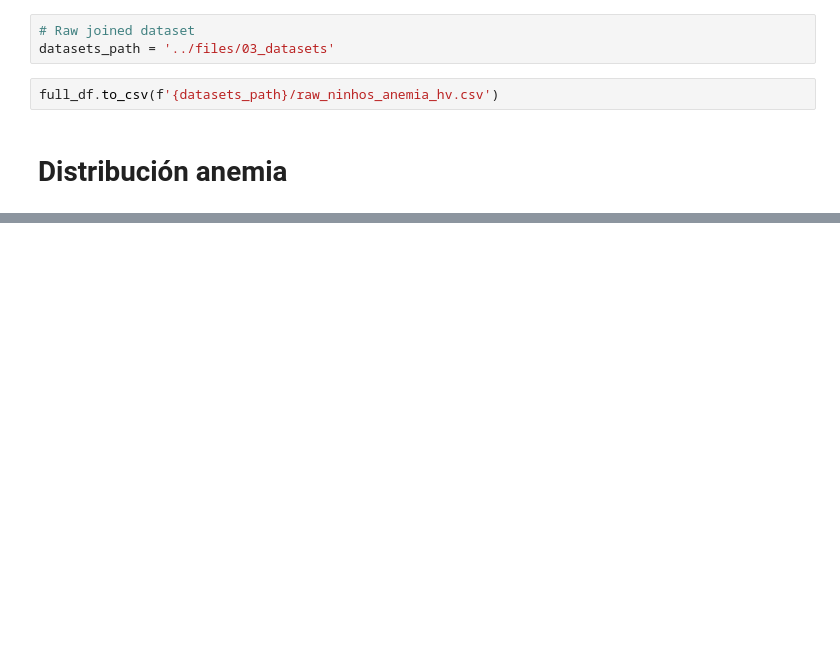
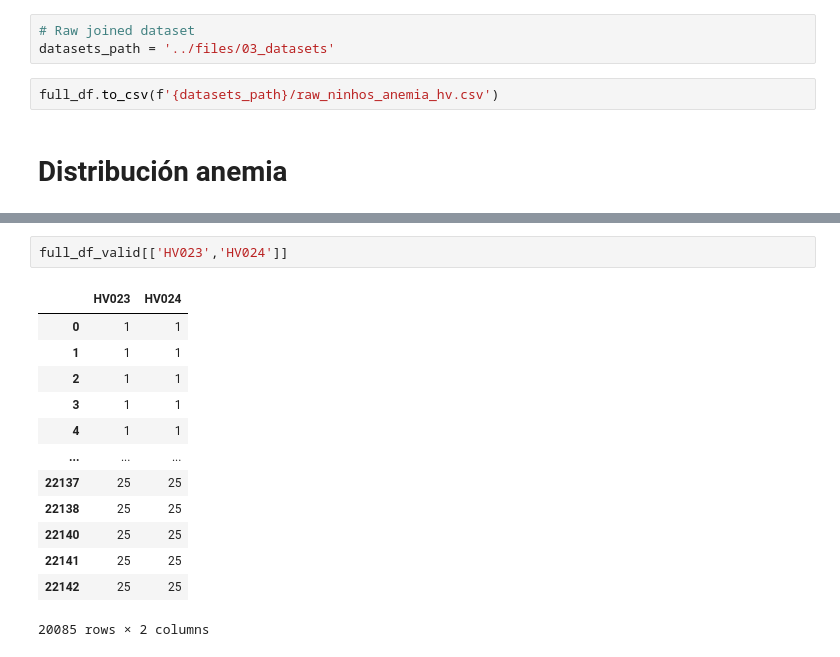
Before and after one commit to ChallengeCare/endes-analisis, a Jupyter notebook: nb/mrg_hv_ninhos_anemia.ipynb, the cells around one changed output, grey strips where cells are left out. Cells and saved outputs as stored; diff of their text form; blank space fills up the shorter version.

```diff
--- a/nb/mrg_hv_ninhos_anemia.ipynb
+++ b/nb/mrg_hv_ninhos_anemia.ipynb
@@ -151,0 +244,16 @@ full_df.to_csv(f'{datasets_path}/raw_ninhos_anemia_hv.csv')
+# %%
+full_df_valid[['HV023','HV024']]
+# %% [output]
+|  | HV023 | HV024 |
+| 0 | 1 | 1 |
+| 1 | 1 | 1 |
+| 2 | 1 | 1 |
+| 3 | 1 | 1 |
+| 4 | 1 | 1 |
+| ... | ... | ... |
+| 22137 | 25 | 25 |
+| 22138 | 25 | 25 |
+| 22140 | 25 | 25 |
+| 22141 | 25 | 25 |
+| 22142 | 25 | 25 |
+20085 rows × 2 columns
```
Also changed, not shown: parts of 17 cells of this notebook, 1 other file.
